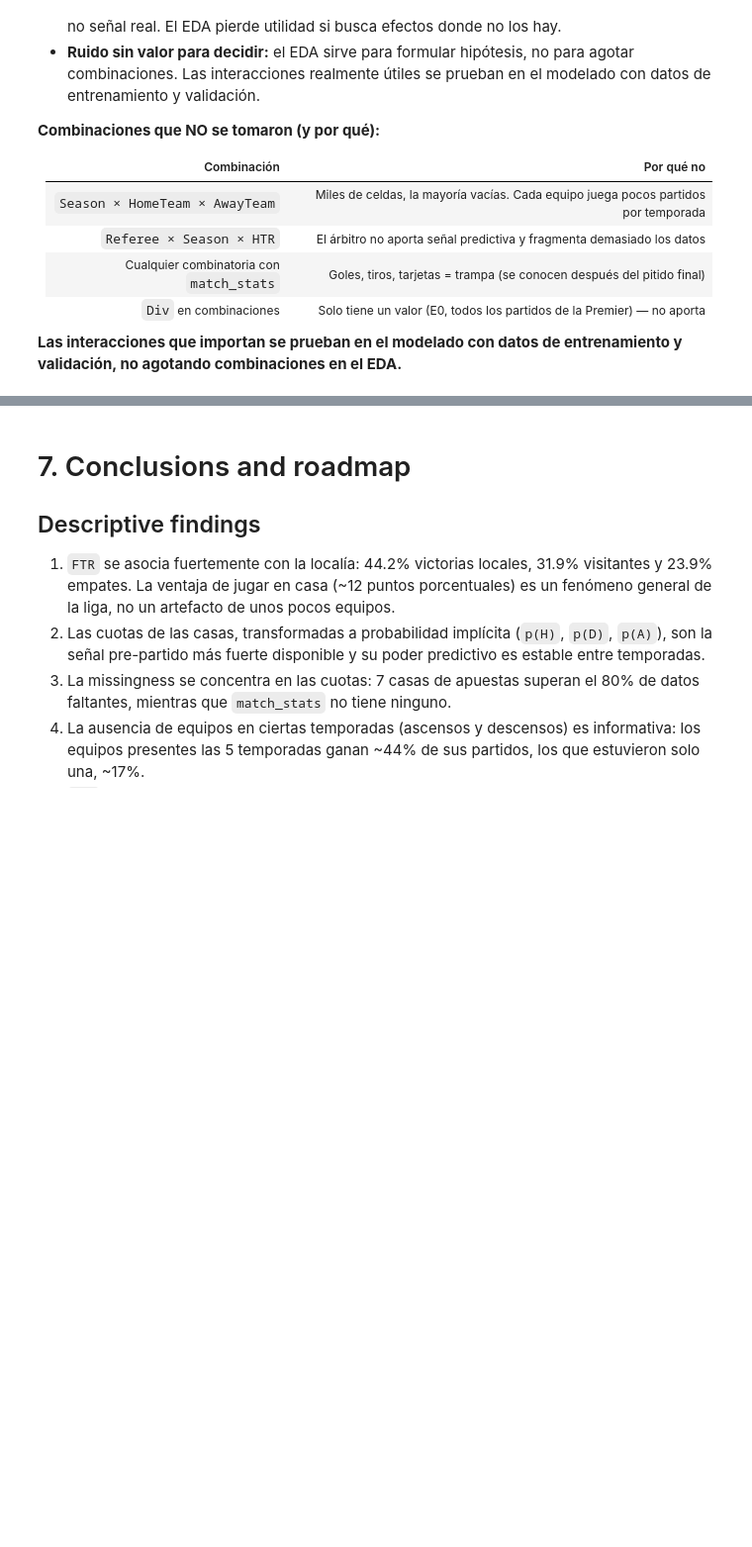
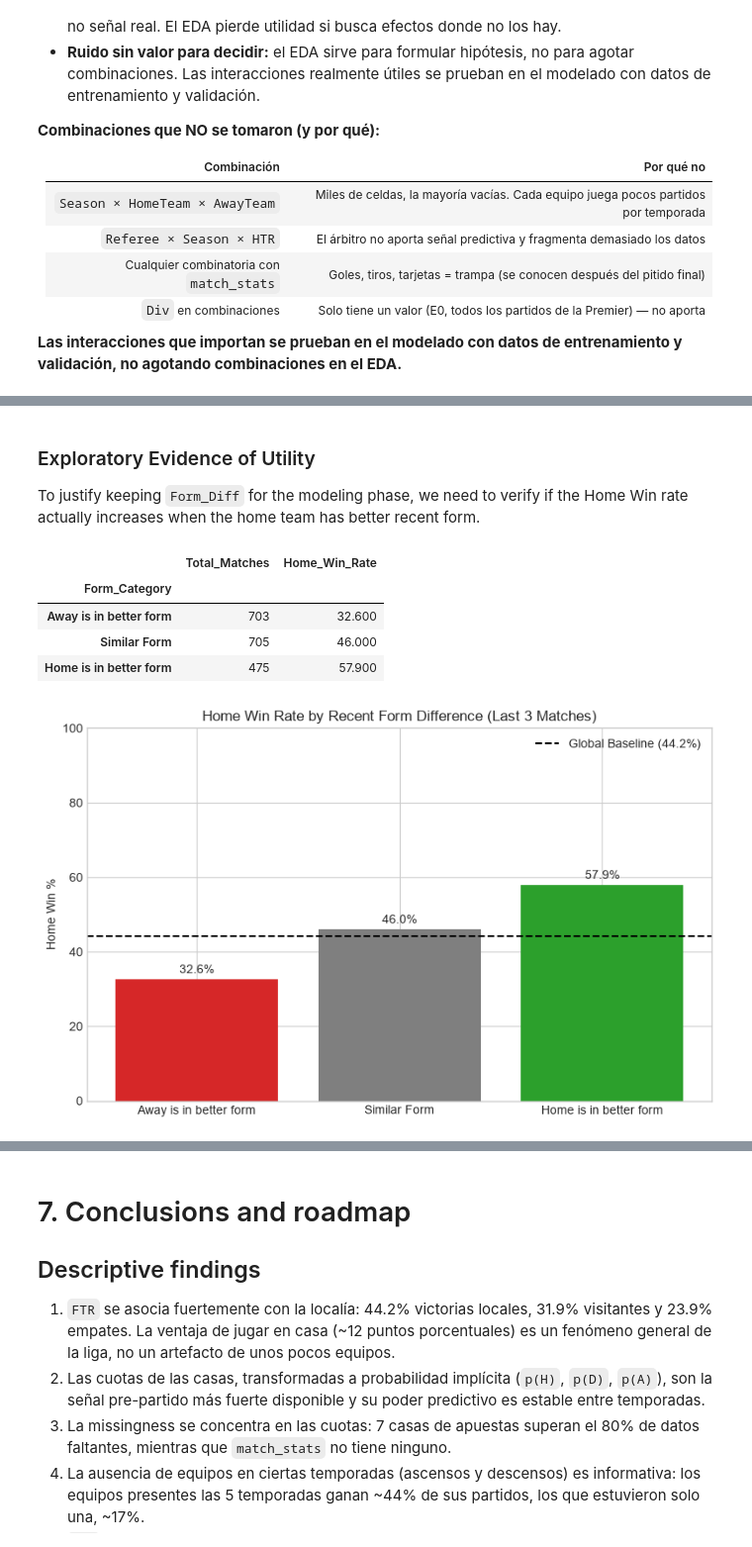
Before and after one commit to errodd/premier_league_football_predictor, a Jupyter notebook: notebooks/EDA.ipynb, the cells around one changed output, grey strips where cells are left out. Shown at 99% size. Cells and saved outputs as stored; diff of their text form; code cells hidden in the pictures; blank space fills up the shorter version.

Commit message:
ingenieria exploratoria de variables (forma actual del equipo y dias de descanso)

```diff
--- a/notebooks/EDA.ipynb
+++ b/notebooks/EDA.ipynb
@@ -1823,0 +1893,45 @@ El EDA ya cubrió las interacciones de 2 vías con señal (favorito × localía,
+# %% [markdown]
+### Exploratory Evidence of Utility
+
+To justify keeping `Form_Diff` for the modeling phase, we need to verify if the Home Win rate actually increases when the home team has better recent form.
+# %%
+# Group matches by the Form Difference and calculate the Home Win %
+form_analysis = premier_df.dropna(subset=['Form_Diff']).copy()
+form_analysis['HomeWin'] = form_analysis['FTR'].eq('H').astype(int)
+
+# Bin the form difference into 3 logical categories
+form_analysis['Form_Category'] = pd.cut(
+    form_analysis['Form_Diff'],
+    bins=[-10, -2, 2, 10],
+    labels=['Away is in better form', 'Similar Form', 'Home is in better form']
+)
+
+form_summary = form_analysis.groupby('Form_Category', observed=True).agg(
+    Total_Matches=('HomeWin', 'size'),
+    Home_Win_Rate=('HomeWin', lambda x: x.mean() * 100)
+).round(1)
+
+display(form_summary)
+
+# Plot the evidence
+fig, ax = plt.subplots(figsize=(8, 5))
+bars = ax.bar(form_summary.index, form_summary['Home_Win_Rate'], color=['#D62728', '#7F7F7F', '#2CA02C'])
+
+ax.set(title='Home Win Rate by Recent Form Difference (Last 3 Matches)',
+       ylabel='Home Win %',
+       ylim=(0, 100))
+ax.axhline(44.2, color='black', linestyle='--', label='Global Baseline (44.2%)')
+
+for container in ax.containers:
+    ax.bar_label(container, fmt='%.1f%%', padding=3, size=10)
+
+ax.legend()
+plt.tight_layout()
+plt.show()
+# %% [output]
+|  | Total_Matches | Home_Win_Rate |
+| Form_Category |  |  |
+| Away is in better form | 703 | 32.600 |
+| Similar Form | 705 | 46.000 |
+| Home is in better form | 475 | 57.900 |
+[figure, added]
```
Also changed, not shown: parts of 7 cells of this notebook.
